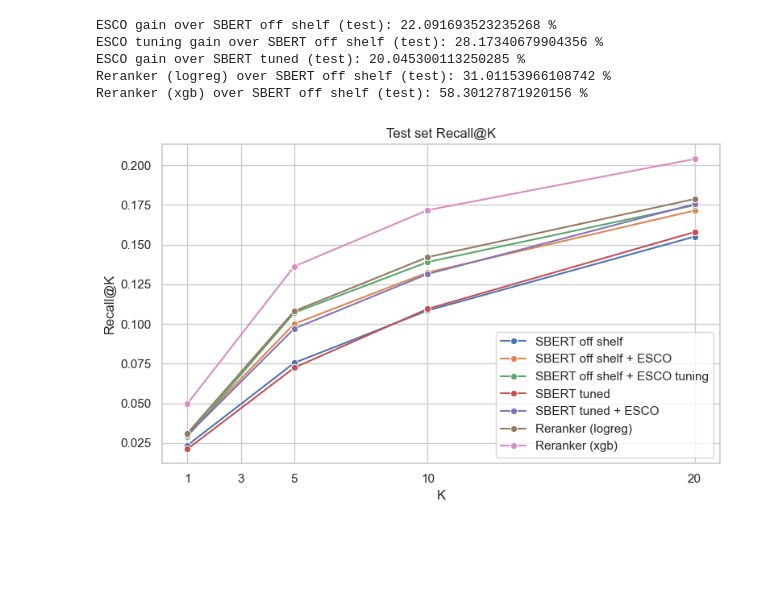
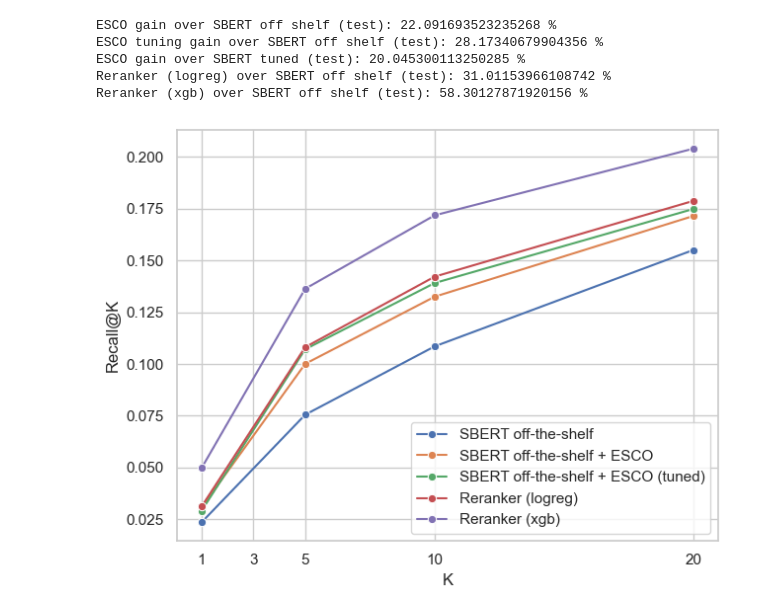
Before and after one commit to 20240693/Thesis-Career-Transitions, a Jupyter notebook: Notebooks/07_Results_analysis.ipynb, the cells around one changed output. Saved outputs shown, nothing was run; the diff lists cells and outputs as text; code cells hidden in the pictures; blank space fills up the shorter version.

Commit message:
Added visualisations in notebook 07

```diff
--- a/Notebooks/07_Results_analysis.ipynb
+++ b/Notebooks/07_Results_analysis.ipynb
@@ -121,10 +121,10 @@ val_table
 # %%
 test_table = pd.DataFrame({
-    "SBERT off shelf": metrics_dict_to_series(off_shelf_test),
-    "SBERT tuned": metrics_dict_to_series(tuned_test),
-    "SBERT off shelf + ESCO": metrics_dict_to_series(esco_off_shelf_test),
-    "SBERT tuned + ESCO": metrics_dict_to_series(esco_tuned_test),
-    "SBERT off shelf + ESCO tuning": metrics_dict_to_series(tuned_esco_offshelf_test),
+    "SBERT off-the-shelf": metrics_dict_to_series(off_shelf_test),
+    "SBERT fine-tuned": metrics_dict_to_series(tuned_test),
+    "SBERT off-the-shelf + ESCO": metrics_dict_to_series(esco_off_shelf_test),
+    "SBERT fine-tuned + ESCO": metrics_dict_to_series(esco_tuned_test),
+    "SBERT off-the-shelf + ESCO (tuned)": metrics_dict_to_series(tuned_esco_offshelf_test),
     "Reranker (logreg)": metrics_dict_to_series(esco_logreg_offshelf_test),
     "Reranker (xgb)": metrics_dict_to_series(esco_xgb_offshelf_test),
 })
@@ -290,51 +290,48 @@ Reranker (xgb) over SBERT off shelf (test): 58.30127871920156 %
 # %%
 # Define systems and K values for plotting Recall@K curves
 systems = [
-    "SBERT off shelf",
-    "SBERT off shelf + ESCO",
-    "SBERT off shelf + ESCO tuning",
-    "SBERT tuned",
-    "SBERT tuned + ESCO",
+    "SBERT off-the-shelf",
+    "SBERT off-the-shelf + ESCO",
+    "SBERT off-the-shelf + ESCO (tuned)",
+    #"SBERT fine-tuned",
+    #"SBERT fine-tuned + ESCO",
     "Reranker (logreg)",
     "Reranker (xgb)",
 ]
 
 K_list = [1, 3, 5, 10, 20]
-
 
 # Build dataframe for visualization
 plot_rows = []
 for sys in systems:
     for K in K_list:
         key = f"recall@{K}"
         if key in test_table.index:
             plot_rows.append({
                 "System": sys,
                 "K": K,
                 "Recall": float(test_table.loc[key, sys])
             })
 
 plot_df = pd.DataFrame(plot_rows)
 
-
 # Plot Recall@K curves for all systems
 sns.set(style="whitegrid")
 plt.figure(figsize=(8, 5))
 
-sns.lineplot(
+ax = sns.lineplot(
     data=plot_df,
     x="K",
     y="Recall",
     hue="System",
     marker="o"
 )
 
 plt.xticks(K_list)
 plt.xlabel("K")
 plt.ylabel("Recall@K")
-plt.title("Test set Recall@K")
 plt.legend(title="", loc="lower right")
-plt.tight_layout()
+plt.tight_layout(rect=[0, 0, 0.82, 1])
 plt.show()
 # %% [output]
-[figure, old version]
+[figure, new version]
```
Also changed, not shown: parts of 6 cells of this notebook.
